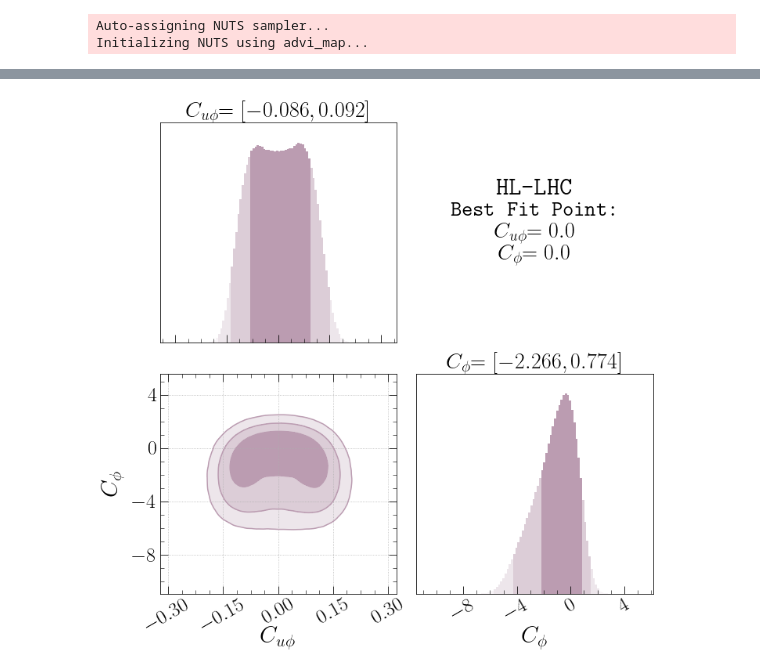
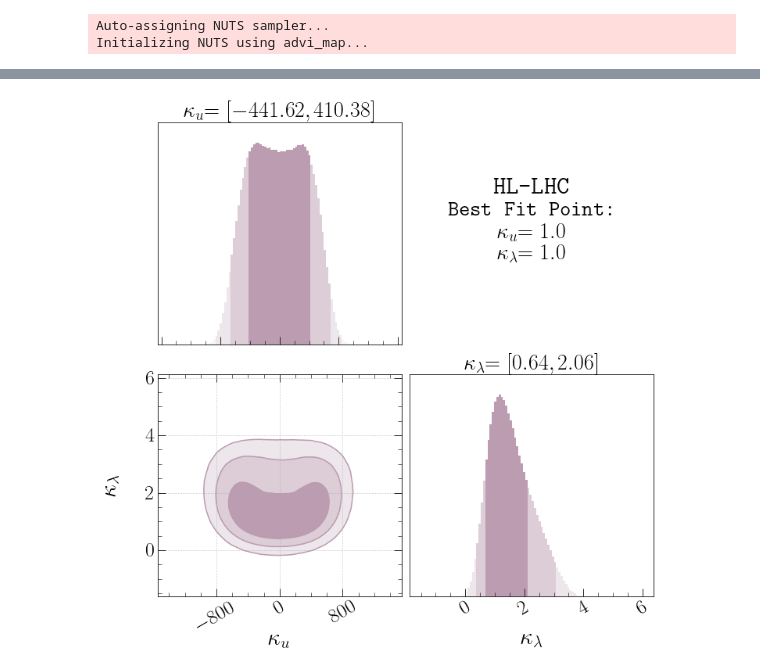
Before and after one commit to talismanbrandi/IML-diHiggs, a Jupyter notebook: fits/Fit-2P-HL-LHC.ipynb, the cells around one changed output, grey strips where cells are left out. Drawn from its saved outputs; the diff is of its cells as text; code cells hidden in the pictures.

Commit message:
final plots

```diff
--- a/fits/Fit-2P-HL-LHC.ipynb
+++ b/fits/Fit-2P-HL-LHC.ipynb
@@ -217,17 +217,17 @@ def makeCorner(trace, model, filename, collider, label, limit, lambdas=[unity, u
 
 
     ## 1D histogram labels
-    ax[0].set_title(label[0]+r'$ = [{:.3f}, {:.3f}]$'.format(lambdas[0](df_1.loc['k1']['hdi_84.135%']), lambdas[0](df_1.loc['k1']['hdi_15.865%'])), fontsize=28)
-    ax[3].set_title(label[1]+r'$ = [{:.3f}, {:.3f}]$'.format(lambdas[1](df_1.loc['k2']['hdi_84.135%']), lambdas[1](df_1.loc['k2']['hdi_15.865%'])), fontsize=28)
+    ax[0].set_title(label[0]+r'$ = [{:.2f}, {:.2f}]$'.format(lambdas[0](df_1.loc['k1']['hdi_15.865%']), lambdas[0](df_1.loc['k1']['hdi_84.135%'])), fontsize=28)
+    ax[3].set_title(label[1]+r'$ = [{:.2f}, {:.2f}]$'.format(lambdas[1](df_1.loc['k2']['hdi_15.865%']), lambdas[1](df_1.loc['k2']['hdi_84.135%'])), fontsize=28)
 
     ## title
     ax[1].annotate(collider, xy=(0.5, 0.7), xycoords='axes fraction', horizontalalignment='center',
                 verticalalignment='center', fontsize=32, fontweight='bold')
     ax[1].annotate('Best Fit Point:', xy=(0.5, 0.6), xycoords='axes fraction', horizontalalignment='center',
                 verticalalignment='center', fontsize=28)
-    ax[1].annotate(label[0]+r'$ = 0.0$', xy=(0.5, 0.5), xycoords='axes fraction', horizontalalignment='center',
+    ax[1].annotate(label[0]+r'$ = 1.0$', xy=(0.5, 0.5), xycoords='axes fraction', horizontalalignment='center',
                 verticalalignment='center', fontsize=28)
-    ax[1].annotate(label[1]+r'$ = 0.0$', xy=(0.5, 0.4), xycoords='axes fraction', horizontalalignment='center',
+    ax[1].annotate(label[1]+r'$ = 1.0$', xy=(0.5, 0.4), xycoords='axes fraction', horizontalalignment='center',
                 verticalalignment='center', fontsize=28)
 
     ## grid
@@ -274,8 +274,10 @@ limits = [-1500., 1500., -1.5, 6.]
 config = [150000, 0.8, 50]
 trace_ku, model_ku = runMCMC(likelihood_u, limits, config=config)
 filename = '../plots/kappa_u-kappa_l-HL-LHC.pdf'
-makeCorner(trace_ku, model_ku, filename, collider='HL-LHC', label=[r"$C_{u\phi}$", r"$C_\phi$"], limit=limits,
-           lambdas=[kutoCuH, kltoCH])
+# makeCorner(trace_ku, model_ku, filename, collider='HL-LHC', label=[r"$C_{u\phi}$", r"$C_\phi$"], limit=limits,
+#            lambdas=[kutoCuH, kltoCH])
+makeCorner(trace_ku, model_ku, filename, collider='HL-LHC', label=[r"$\kappa_{u}$", r"$\kappa_\lambda$"],  limit=limits,
+           lambdas=[unity, unity])
 # %% [output]
 Auto-assigning NUTS sampler...
 Initializing NUTS using advi_map...
@@ -290,4 +292,4 @@ Sampling 50 chains for 30_000 tune and 150_000 draw iterations (1_500_000 + 7_50
-[figure, old version]
+[figure, new version]
 # %%
 ## HL-LHC kd
 limits = [-1500., 1500., -1.5, 6.]
```
Also changed, not shown: parts of 3 cells of this notebook, 18 other files.
